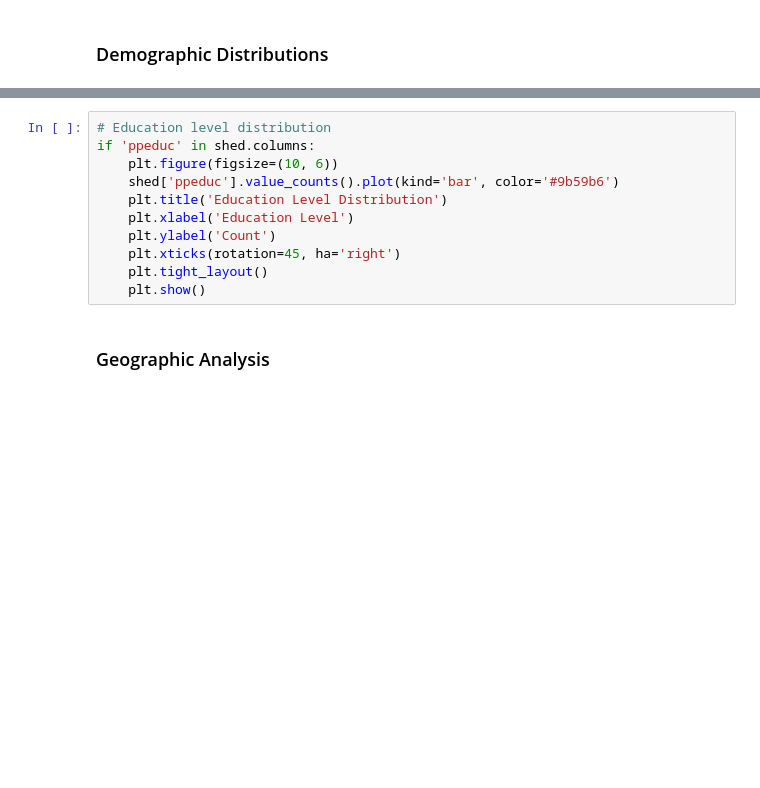
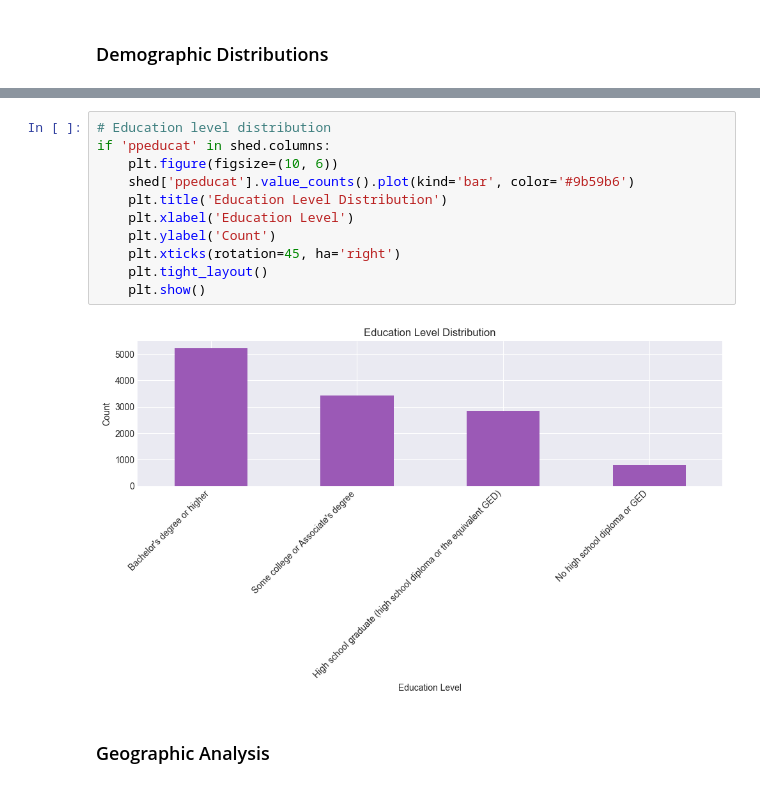
Before and after one commit to ameliaeckard/emergency-fund-predictor, a Jupyter notebook: notebooks/01_data_exploration.ipynb, the cells around one changed output, grey strips where cells are left out. Cells and saved outputs as stored; diff of their text form; blank space fills up the shorter version.

```diff
--- a/notebooks/01_data_exploration.ipynb
+++ b/notebooks/01_data_exploration.ipynb
@@ -129,14 +265,16 @@ if 'pphhsize' in shed.columns:
 # %%
 # Education level distribution
-if 'ppeduc' in shed.columns:
+if 'ppeducat' in shed.columns:
     plt.figure(figsize=(10, 6))
-    shed['ppeduc'].value_counts().plot(kind='bar', color='#9b59b6')
+    shed['ppeducat'].value_counts().plot(kind='bar', color='#9b59b6')
     plt.title('Education Level Distribution')
     plt.xlabel('Education Level')
     plt.ylabel('Count')
     plt.xticks(rotation=45, ha='right')
     plt.tight_layout()
     plt.show()
+# %% [output]
+[figure, added]
 # %% [markdown]
 ### Geographic Analysis
 # %%
```
Also changed, not shown: parts of 22 cells of this notebook, 5 other files.
